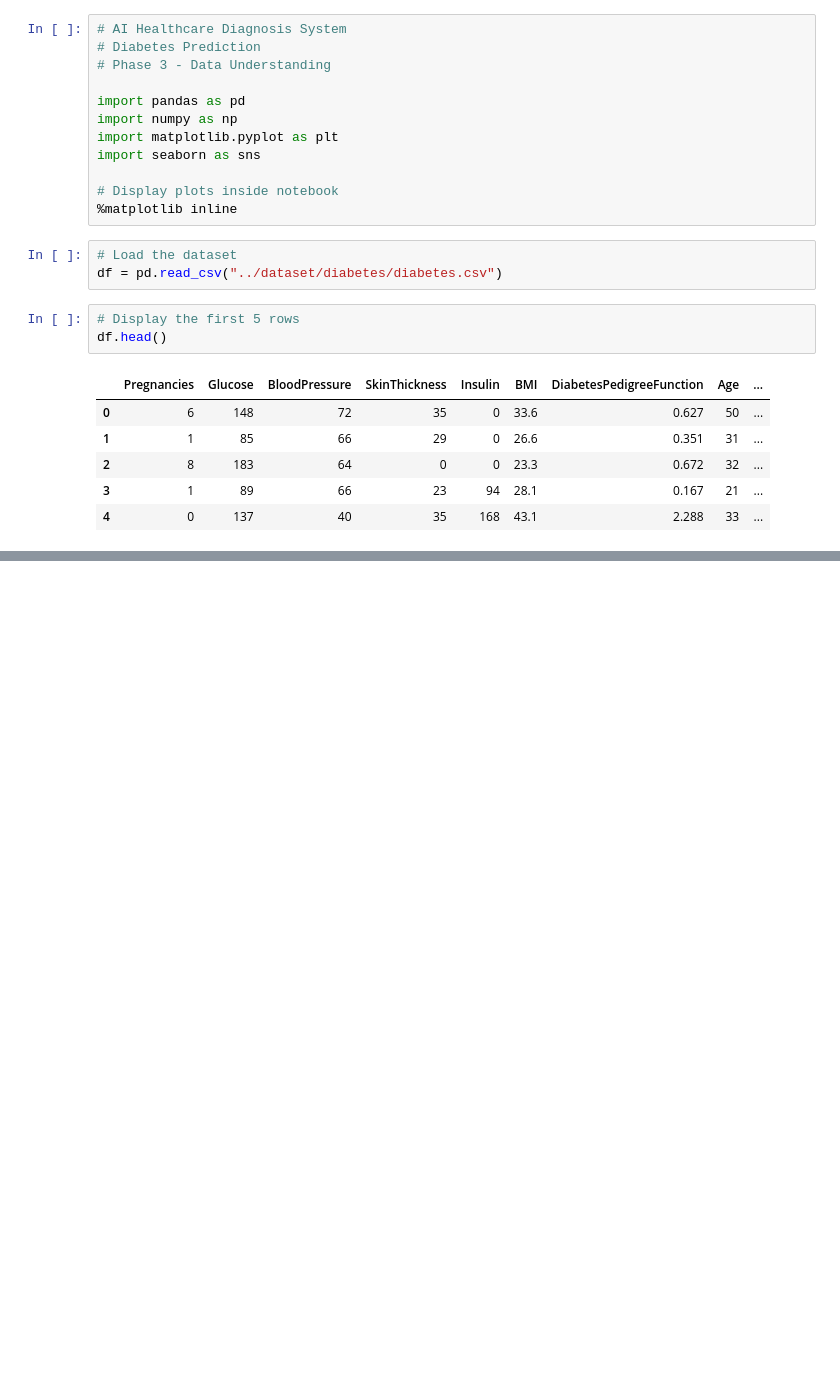
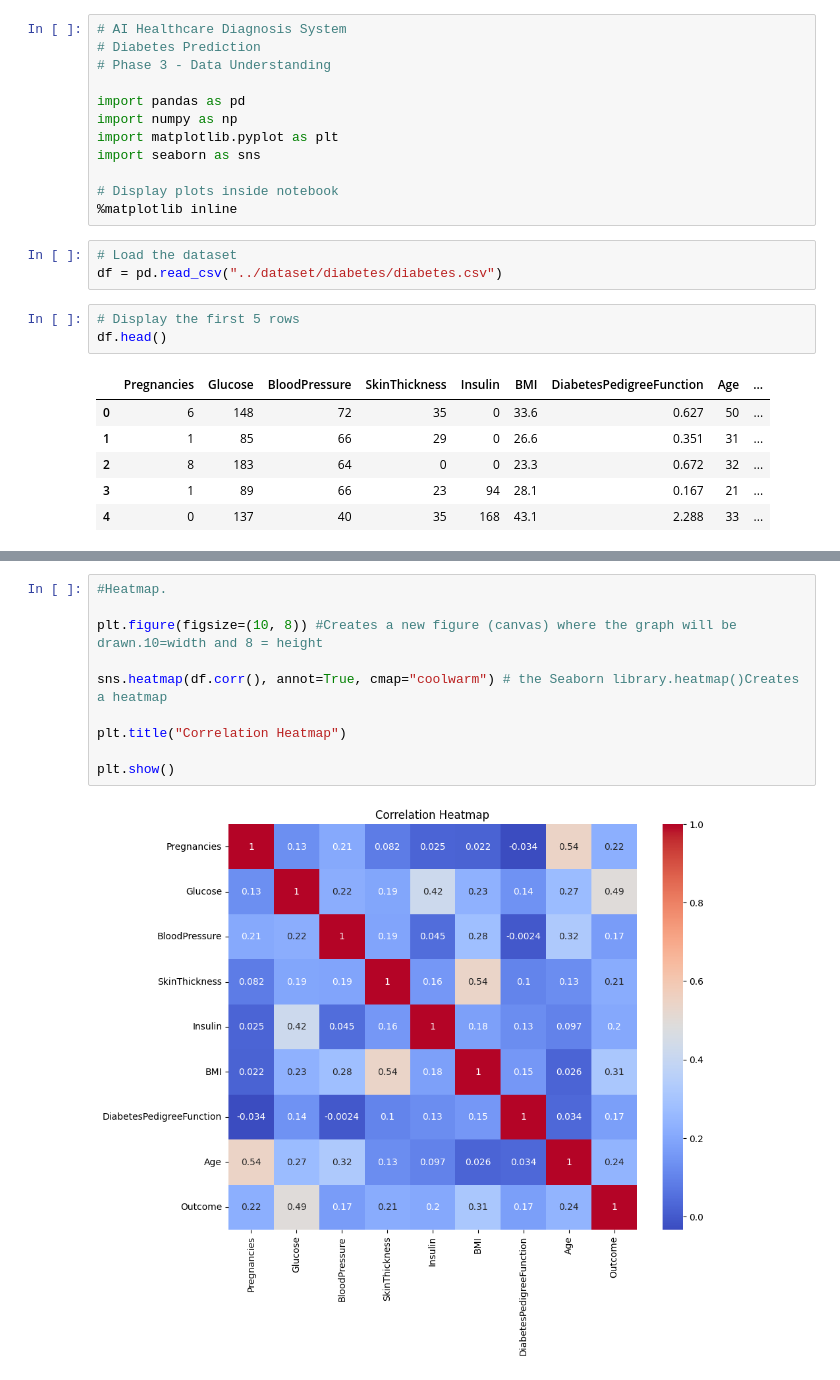
Before and after one commit to Shruti-Dapakekar/Explainable-AI-Healthcare-Diagnosis, a Jupyter notebook: notebooks/diabetes_eda.ipynb, the cells around one changed output, grey strips where cells are left out. Drawn from its saved outputs; the diff is of its cells as text; blank space fills up the shorter version.

```diff
--- a/notebooks/diabetes_eda.ipynb
+++ b/notebooks/diabetes_eda.ipynb
@@ -35,0 +204,12 @@ Index(['Pregnancies', 'Glucose', 'BloodPressure', 'SkinThickness', 'Insulin',
+# %%
+#Heatmap.
+
+plt.figure(figsize=(10, 8)) #Creates a new figure (canvas) where the graph will be drawn.10=width and 8 = height
+
+sns.heatmap(df.corr(), annot=True, cmap="coolwarm") # the Seaborn library.heatmap()Creates a heatmap
+
+plt.title("Correlation Heatmap")
+
+plt.show()
+# %% [output]
+[figure, added]
```
Also changed, not shown: parts of 29 cells of this notebook, 7 other files.
